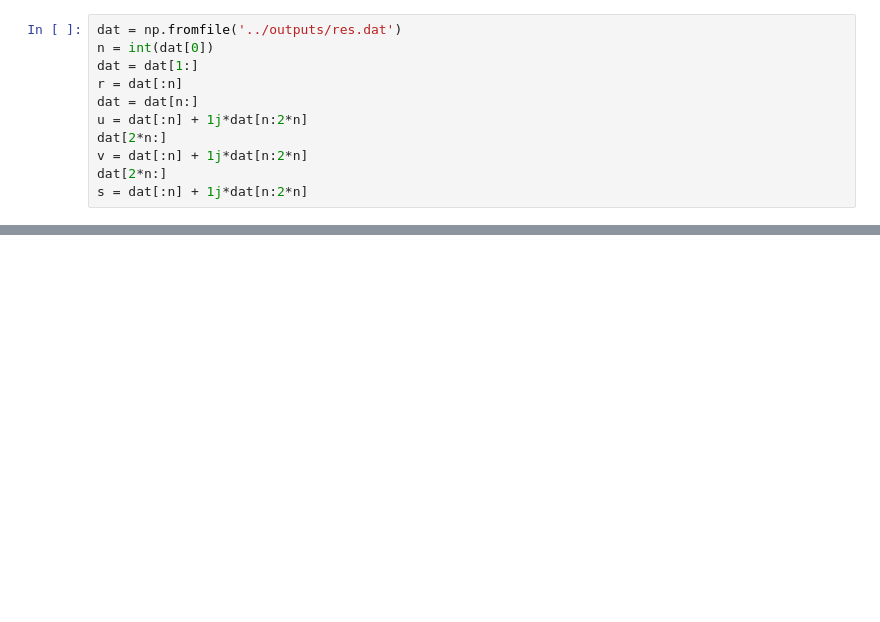
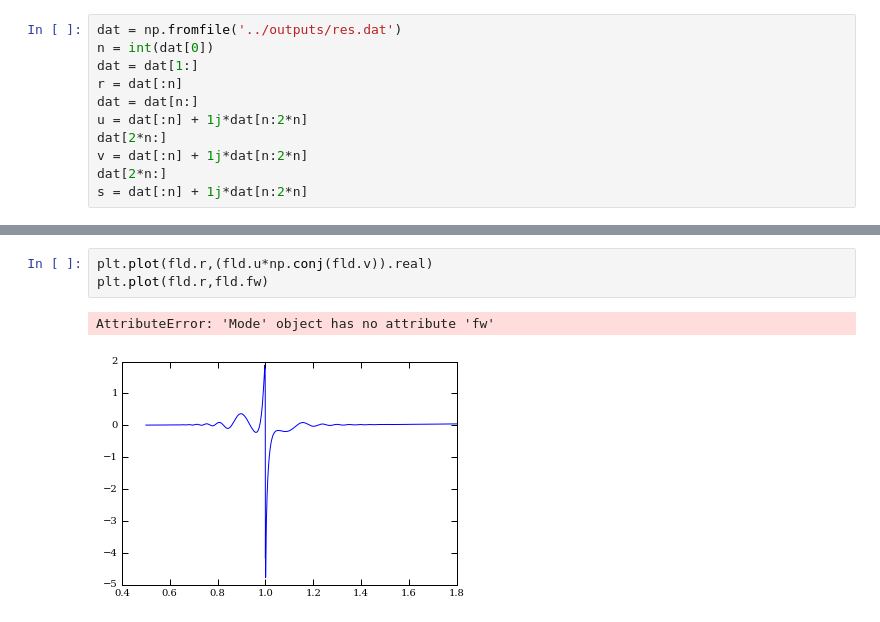
Before and after one commit to adamdempsey90/linearwaves, a Jupyter notebook: python/block_solver.ipynb, the cells around one changed output, grey strips where cells are left out. Drawn from its saved outputs; the diff is of its cells as text; blank space fills up the shorter version.

```diff
--- a/python/block_solver.ipynb
+++ b/python/block_solver.ipynb
@@ -747,0 +849,6 @@ axes[2].plot(r,s.real,r,s.imag)
+# %%
+plt.plot(fld.r,(fld.u*np.conj(fld.v)).real)
+plt.plot(fld.r,fld.fw)
+# %% [output]
+AttributeError: 'Mode' object has no attribute 'fw'
+[figure, added]
```
Also changed, not shown: parts of 18 cells of this notebook, 8 other files.
